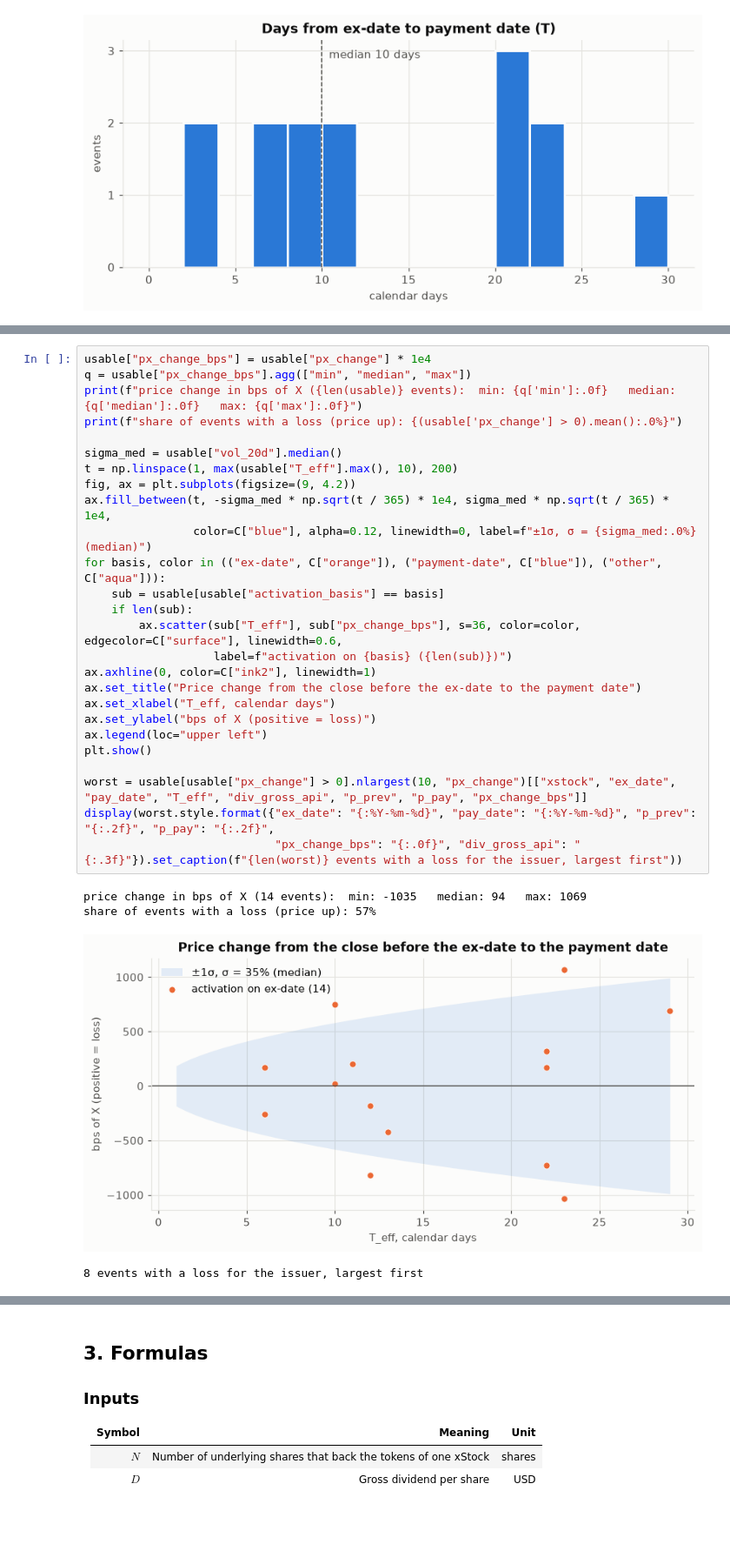
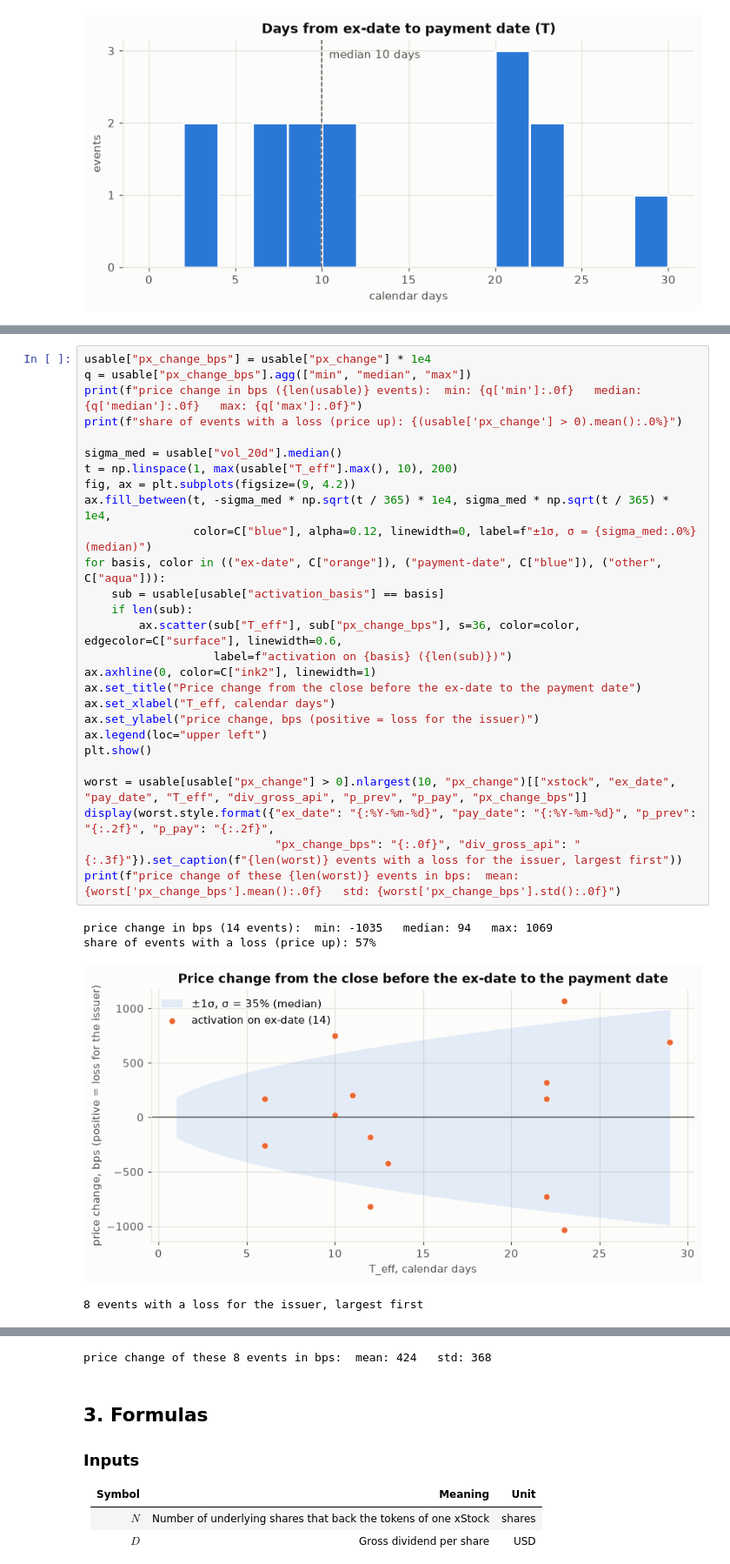
Before and after one commit to Robert29000/xstocks-hedge-research, a Jupyter notebook: hedge_research.ipynb, the cells around one changed output, grey strips where cells are left out. Shown at 87% size. Saved outputs shown, nothing was run; the diff lists cells and outputs as text; blank space fills up the shorter version.

```diff
--- a/hedge_research.ipynb
+++ b/hedge_research.ipynb
@@ -208,33 +208,34 @@ The price change includes the ex-dividend drop ($-D/P_{\text{prev}}$). This drop
 # %%
 usable["px_change_bps"] = usable["px_change"] * 1e4
 q = usable["px_change_bps"].agg(["min", "median", "max"])
-print(f"price change in bps of X ({len(usable)} events):  min: {q['min']:.0f}   median: {q['median']:.0f}   max: {q['max']:.0f}")
+print(f"price change in bps ({len(usable)} events):  min: {q['min']:.0f}   median: {q['median']:.0f}   max: {q['max']:.0f}")
 print(f"share of events with a loss (price up): {(usable['px_change'] > 0).mean():.0%}")
 
 sigma_med = usable["vol_20d"].median()
 t = np.linspace(1, max(usable["T_eff"].max(), 10), 200)
 fig, ax = plt.subplots(figsize=(9, 4.2))
 ax.fill_between(t, -sigma_med * np.sqrt(t / 365) * 1e4, sigma_med * np.sqrt(t / 365) * 1e4,
                 color=C["blue"], alpha=0.12, linewidth=0, label=f"±1σ, σ = {sigma_med:.0%} (median)")
 for basis, color in (("ex-date", C["orange"]), ("payment-date", C["blue"]), ("other", C["aqua"])):
     sub = usable[usable["activation_basis"] == basis]
     if len(sub):
         ax.scatter(sub["T_eff"], sub["px_change_bps"], s=36, color=color, edgecolor=C["surface"], linewidth=0.6,
                    label=f"activation on {basis} ({len(sub)})")
 ax.axhline(0, color=C["ink2"], linewidth=1)
 ax.set_title("Price change from the close before the ex-date to the payment date")
 ax.set_xlabel("T_eff, calendar days")
-ax.set_ylabel("bps of X (positive = loss)")
+ax.set_ylabel("price change, bps (positive = loss for the issuer)")
 ax.legend(loc="upper left")
 plt.show()
 
 worst = usable[usable["px_change"] > 0].nlargest(10, "px_change")[["xstock", "ex_date", "pay_date", "T_eff", "div_gross_api", "p_prev", "p_pay", "px_change_bps"]]
 display(worst.style.format({"ex_date": "{:%Y-%m-%d}", "pay_date": "{:%Y-%m-%d}", "p_prev": "{:.2f}", "p_pay": "{:.2f}",
                             "px_change_bps": "{:.0f}", "div_gross_api": "{:.3f}"}).set_caption(f"{len(worst)} events with a loss for the issuer, largest first"))
+print(f"price change of these {len(worst)} events in bps:  mean: {worst['px_change_bps'].mean():.0f}   std: {worst['px_change_bps'].std():.0f}")
 # %% [output]
-price change in bps of X (14 events):  min: -1035   median: 94   max: 1069
+price change in bps (14 events):  min: -1035   median: 94   max: 1069
 share of events with a loss (price up): 57%
-[figure, old version]
+[figure, new version]
 8 events with a loss for the issuer, largest first
 |  | xstock | ex_date | pay_date | T_eff | div_gross_api | p_prev | p_pay | px_change_bps |
 | 11 | TSMx | 2026-09-16 | 2026-10-08 | 23 | 0.875 | 413.75 | 457.99 | 1069 |
@@ -245,6 +246,7 @@ share of events with a loss (price up): 57%
 | 8 | MSFTx | 2026-08-20 | 2026-09-10 | 22 | 0.910 | 484.31 | 492.44 | 168 |
 | 0 | AAPLx | 2026-05-11 | 2026-05-14 | 6 | 0.270 | 293.32 | 298.21 | 167 |
 | 3 | GOOGLx | 2026-06-08 | 2026-06-15 | 10 | 0.220 | 368.53 | 369.35 | 22 |
+price change of these 8 events in bps:  mean: 424   std: 368
 # %% [markdown]
 ## 3. Formulas
 
```
Also changed, not shown: parts of 2 cells of this notebook.
